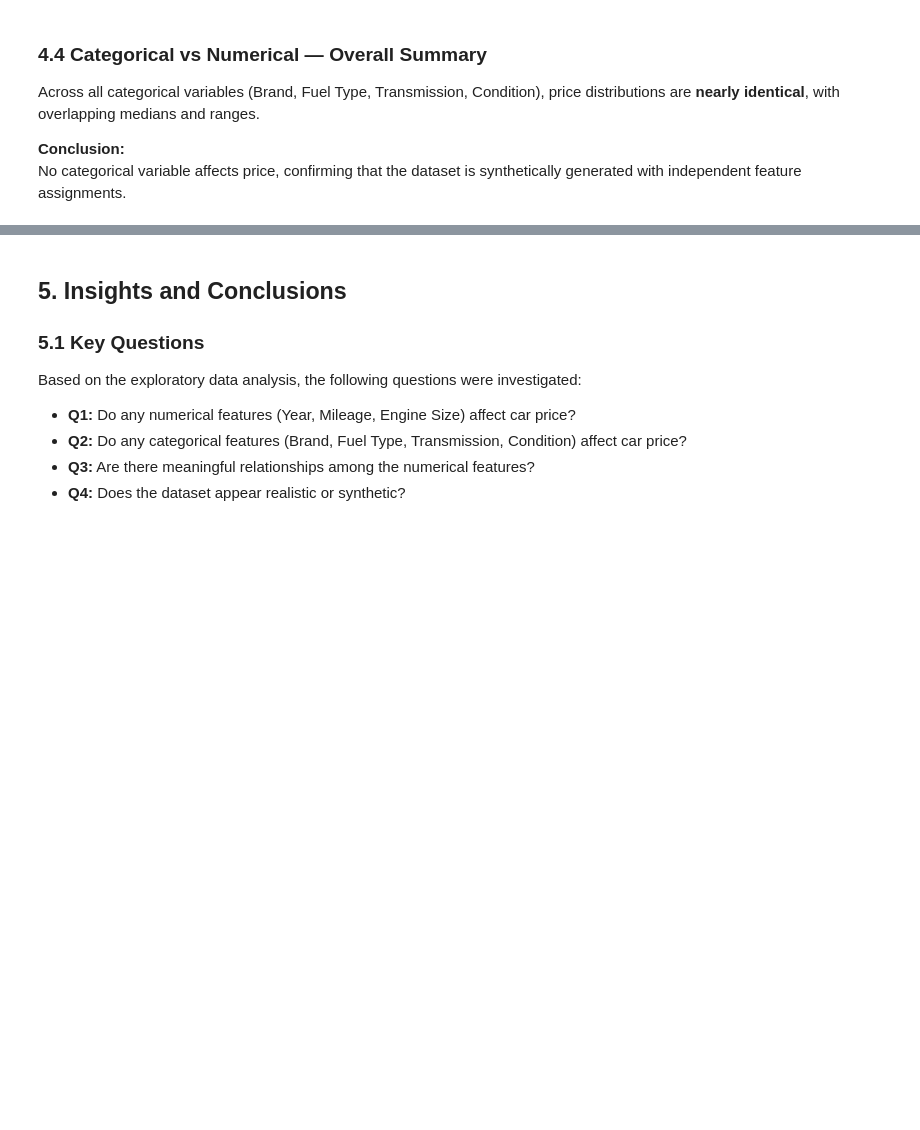
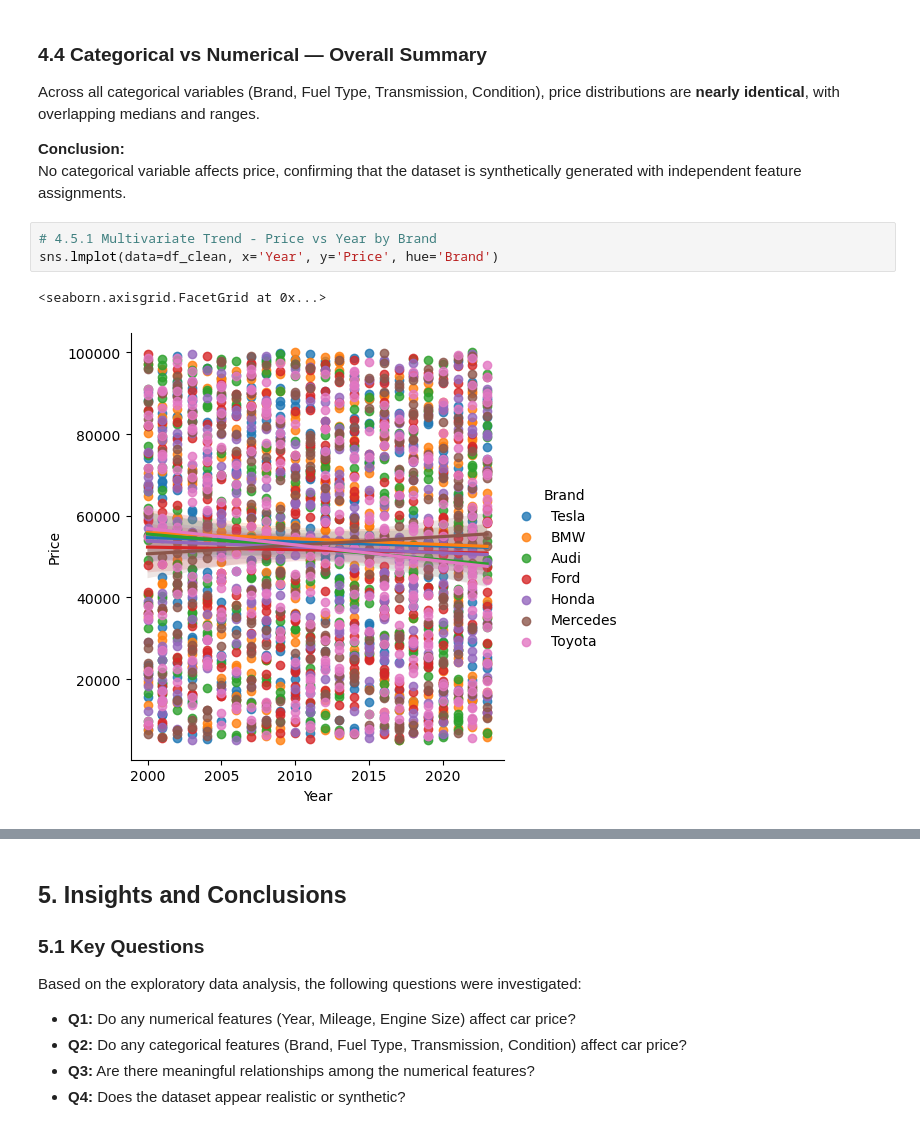
Before and after one commit to Spacecowboy-Spike/python-essential-final-project, a Jupyter notebook: Final_Analysis.ipynb.ipynb, the cells around one changed output, grey strips where cells are left out. Cells and saved outputs as stored; diff of their text form; blank space fills up the shorter version.

```diff
--- a/Final_Analysis.ipynb.ipynb
+++ b/Final_Analysis.ipynb.ipynb
@@ -535,3 +535,9 @@ Across all categorical variables (Brand, Fuel Type, Transmission, Condition), pr
 
 **Conclusion:**
 No categorical variable affects price, confirming that the dataset is synthetically generated with independent feature assignments.
+# %%
+# 4.5.1 Multivariate Trend - Price vs Year by Brand
+sns.lmplot(data=df_clean, x='Year', y='Price', hue='Brand')
+# %% [output]
+<seaborn.axisgrid.FacetGrid at 0x...>
+[figure, added]
```
Also changed, not shown: parts of 7 cells of this notebook.
